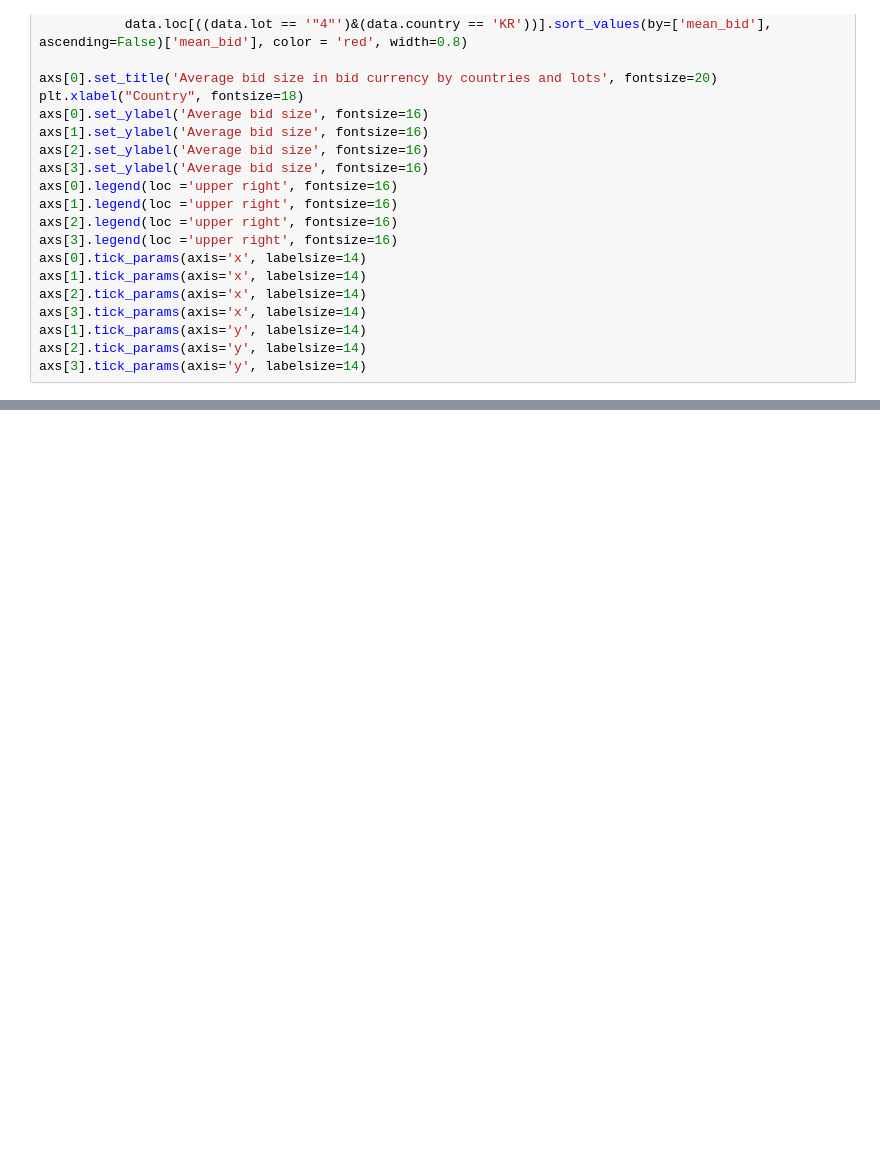
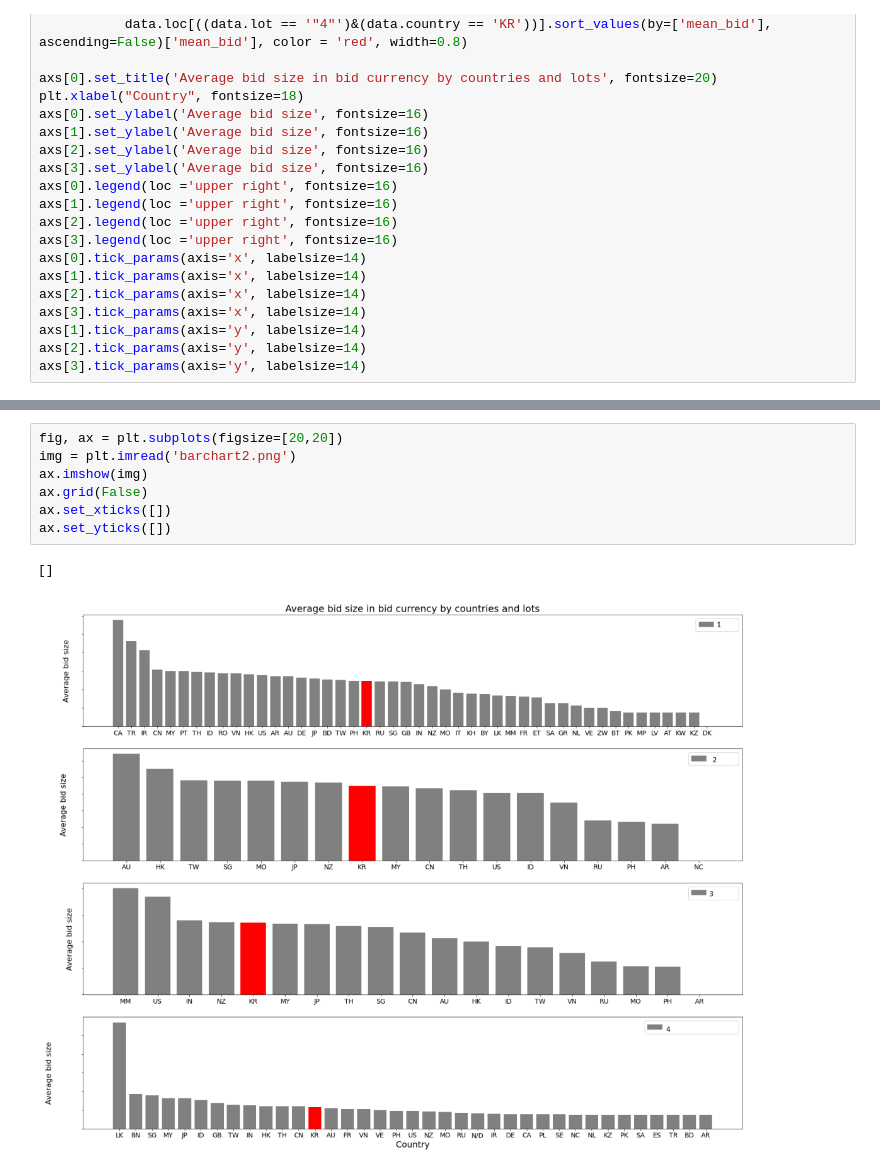
Before and after one commit to mariabogdanas/product_analytics, a Jupyter notebook: auction bidders.ipynb, the cells around one changed output, grey strips where cells are left out. Drawn from its saved outputs; the diff is of its cells as text; blank space fills up the shorter version.

```diff
--- a/auction bidders.ipynb
+++ b/auction bidders.ipynb
@@ -162,0 +161,10 @@ plt.show()
+# %%
+fig, ax = plt.subplots(figsize=[20,20])
+img = plt.imread('barchart2.png')
+ax.imshow(img)
+ax.grid(False)
+ax.set_xticks([])
+ax.set_yticks([])
+# %% [output]
+[]
+[figure, added]
```
Also changed, not shown: parts of 3 cells of this notebook.
